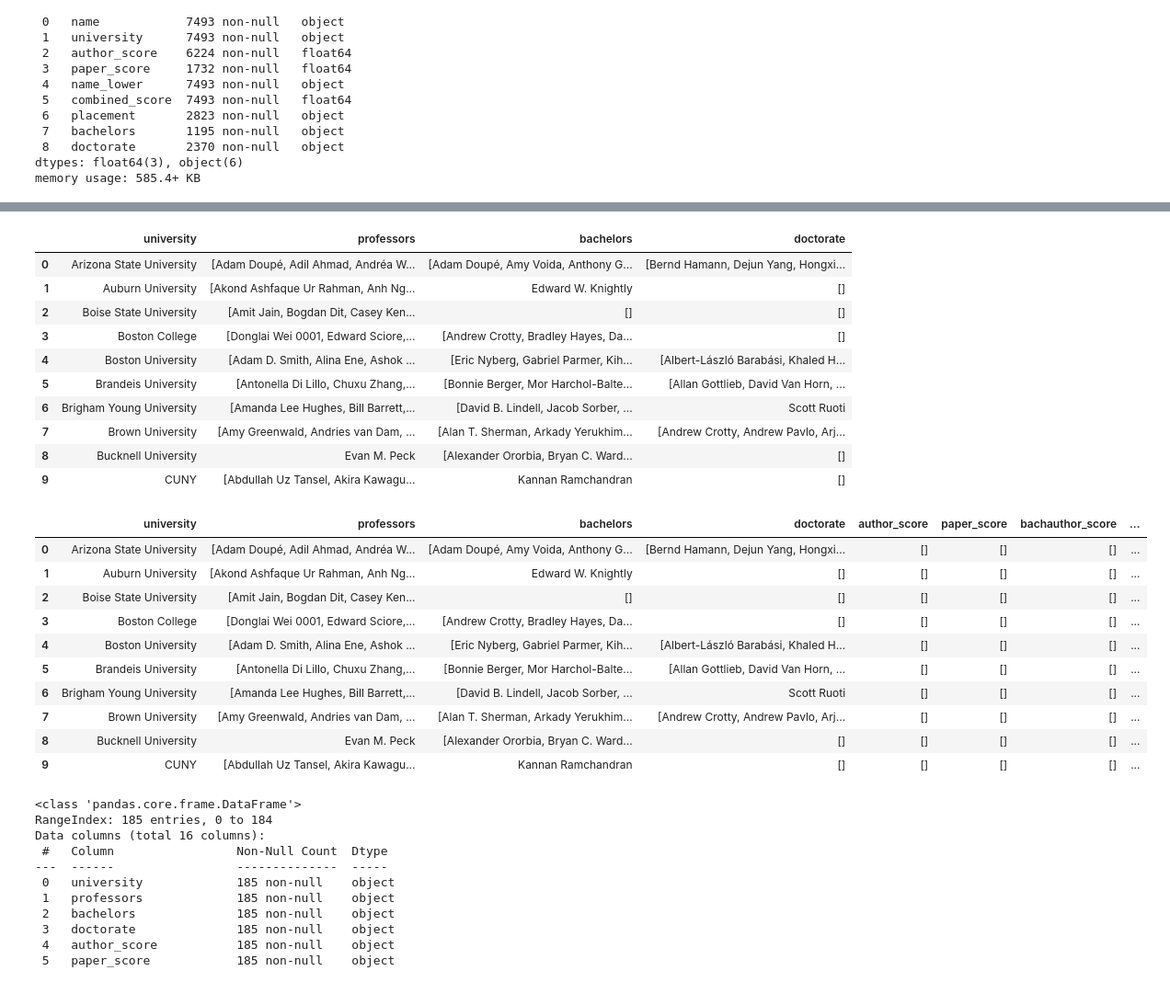
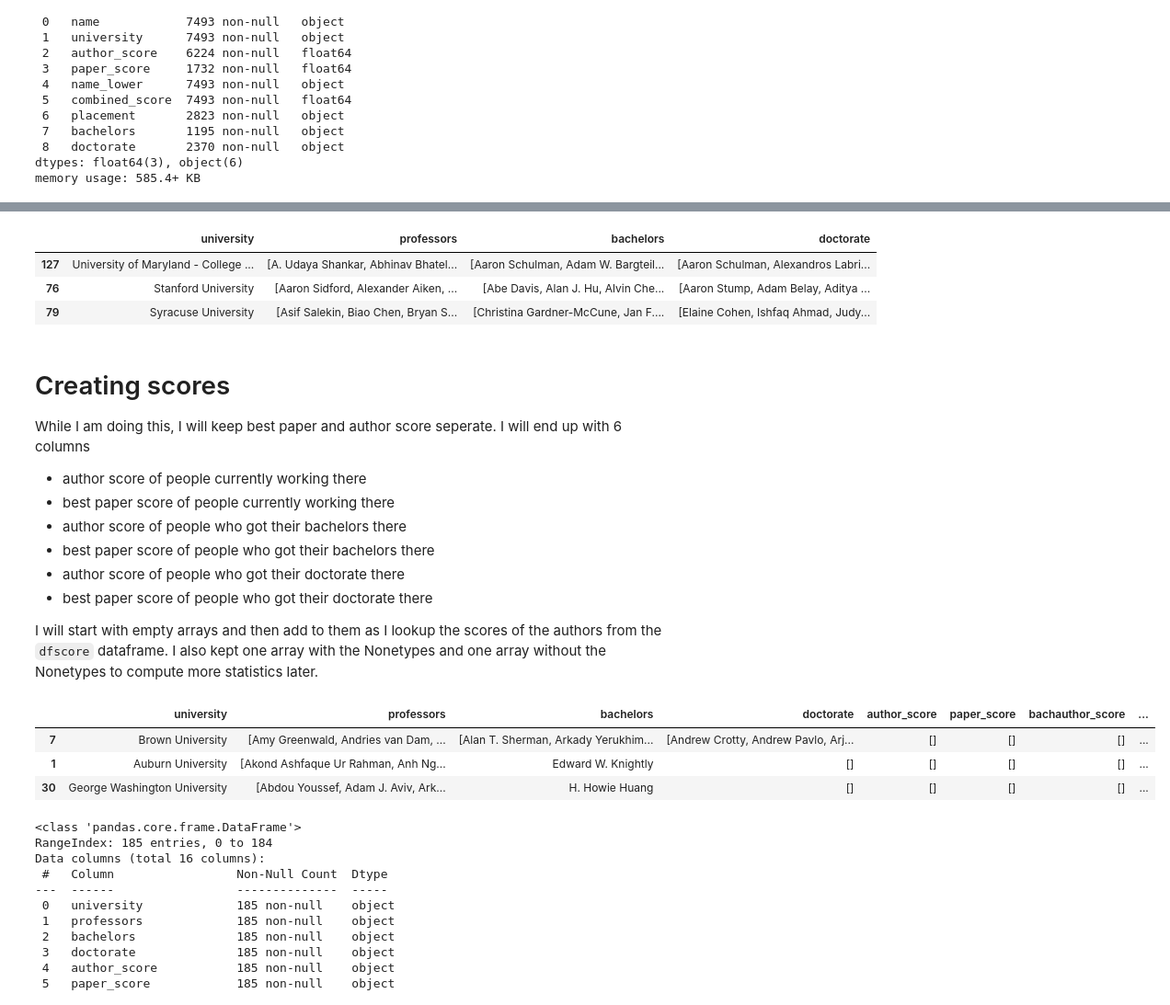
Before and after one commit to sachiniyer/my_college_rankings, a Jupyter notebook: main.ipynb, the cells around one changed output, grey strips where cells are left out. Shown at 92% size. Cells and saved outputs as stored; diff of their text form; code cells hidden in the pictures.

```diff
--- a/main.ipynb
+++ b/main.ipynb
@@ -591,39 +628,37 @@ for index, row in tqdm(dfscore_placement.iterrows(), desc="Merge Scores", unit="
         for idx in existing_rows.index:
             dfuniversity.at[idx, 'doctorate'] = np.append(dfuniversity.at[idx, 'doctorate'], name)
 # %%
-dfuniversity.head(10)
+dfuniversity.sample(3)
 # %% [output]
 |  | university | professors | bachelors | doctorate |
-| 0 | Arizona State University | [Adam Doupé, Adil Ahmad, Andréa W... | [Adam Doupé, Amy Voida, Anthony G... | [Bernd Hamann, Dejun Yang, Hongxi... |
-| 1 | Auburn University | [Akond Ashfaque Ur Rahman, Anh Ng... | Edward W. Knightly | [] |
-| 2 | Boise State University | [Amit Jain, Bogdan Dit, Casey Ken... | [] | [] |
-| 3 | Boston College | [Donglai Wei 0001, Edward Sciore,... | [Andrew Crotty, Bradley Hayes, Da... | [] |
-| 4 | Boston University | [Adam D. Smith, Alina Ene, Ashok ... | [Eric Nyberg, Gabriel Parmer, Kih... | [Albert-László Barabási, Khaled H... |
-| 5 | Brandeis University | [Antonella Di Lillo, Chuxu Zhang,... | [Bonnie Berger, Mor Harchol-Balte... | [Allan Gottlieb, David Van Horn, ... |
-| 6 | Brigham Young University | [Amanda Lee Hughes, Bill Barrett,... | [David B. Lindell, Jacob Sorber, ... | Scott Ruoti |
-| 7 | Brown University | [Amy Greenwald, Andries van Dam, ... | [Alan T. Sherman, Arkady Yerukhim... | [Andrew Crotty, Andrew Pavlo, Arj... |
-| 8 | Bucknell University | Evan M. Peck | [Alexander Ororbia, Bryan C. Ward... | [] |
-| 9 | CUNY | [Abdullah Uz Tansel, Akira Kawagu... | Kannan Ramchandran | [] |
+| 127 | University of Maryland - College ... | [A. Udaya Shankar, Abhinav Bhatel... | [Aaron Schulman, Adam W. Bargteil... | [Aaron Schulman, Alexandros Labri... |
+| 76 | Stanford University | [Aaron Sidford, Alexander Aiken, ... | [Abe Davis, Alan J. Hu, Alvin Che... | [Aaron Stump, Adam Belay, Aditya ... |
+| 79 | Syracuse University | [Asif Salekin, Biao Chen, Bryan S... | [Christina Gardner-McCune, Jan F.... | [Elaine Cohen, Ishfaq Ahmad, Judy... |
+# %% [markdown]
+# Creating scores
+While I am doing this, I will keep best paper and author score seperate. I will end up with 6 columns
+
+- author score of people currently working there
+- best paper score of people currently working there
+- author score of people who got their bachelors there
+- best paper score of people who got their bachelors there
+- author score of people who got their doctorate there
+- best paper score of people who got their doctorate there
+
+I will start with empty arrays and then add to them as I lookup the scores of the authors from the `dfscore` dataframe. I also kept one array with the Nonetypes and one array without the Nonetypes to compute more statistics later.
 # %%
 dfuniversity['author_score'] = inner_arrays
 dfuniversity['paper_score'] = inner_arrays
 dfuniversity['bachauthor_score'] = inner_arrays
 dfuniversity['bachpaper_score'] = inner_arrays
 dfuniversity['doctauthor_score'] = inner_arrays
 dfuniversity['doctpaper_score'] = inner_arrays
-dfuniversity.head(10)
+dfuniversity.sample(3)
 # %% [output]
 |  | university | professors | bachelors | doctorate | author_score | paper_score | bachauthor_score | ... |
-| 0 | Arizona State University | [Adam Doupé, Adil Ahmad, Andréa W... | [Adam Doupé, Amy Voida, Anthony G... | [Bernd Hamann, Dejun Yang, Hongxi... | [] | [] | [] | ... |
+| 7 | Brown University | [Amy Greenwald, Andries van Dam, ... | [Alan T. Sherman, Arkady Yerukhim... | [Andrew Crotty, Andrew Pavlo, Arj... | [] | [] | [] | ... |
 | 1 | Auburn University | [Akond Ashfaque Ur Rahman, Anh Ng... | Edward W. Knightly | [] | [] | [] | [] | ... |
-| 2 | Boise State University | [Amit Jain, Bogdan Dit, Casey Ken... | [] | [] | [] | [] | [] | ... |
-| 3 | Boston College | [Donglai Wei 0001, Edward Sciore,... | [Andrew Crotty, Bradley Hayes, Da... | [] | [] | [] | [] | ... |
-| 4 | Boston University | [Adam D. Smith, Alina Ene, Ashok ... | [Eric Nyberg, Gabriel Parmer, Kih... | [Albert-László Barabási, Khaled H... | [] | [] | [] | ... |
-| 5 | Brandeis University | [Antonella Di Lillo, Chuxu Zhang,... | [Bonnie Berger, Mor Harchol-Balte... | [Allan Gottlieb, David Van Horn, ... | [] | [] | [] | ... |
-| 6 | Brigham Young University | [Amanda Lee Hughes, Bill Barrett,... | [David B. Lindell, Jacob Sorber, ... | Scott Ruoti | [] | [] | [] | ... |
-| 7 | Brown University | [Amy Greenwald, Andries van Dam, ... | [Alan T. Sherman, Arkady Yerukhim... | [Andrew Crotty, Andrew Pavlo, Arj... | [] | [] | [] | ... |
-| 8 | Bucknell University | Evan M. Peck | [Alexander Ororbia, Bryan C. Ward... | [] | [] | [] | [] | ... |
-| 9 | CUNY | [Abdullah Uz Tansel, Akira Kawagu... | Kannan Ramchandran | [] | [] | [] | [] | ... |
+| 30 | George Washington University | [Abdou Youssef, Adam J. Aviv, Ark... | H. Howie Huang | [] | [] | [] | [] | ... |
 # %%
 def get_match(name, type):
     match = dfscore[dfscore['name_lower'] == name.lower()]
```
Also changed, not shown: parts of 25 cells of this notebook.
